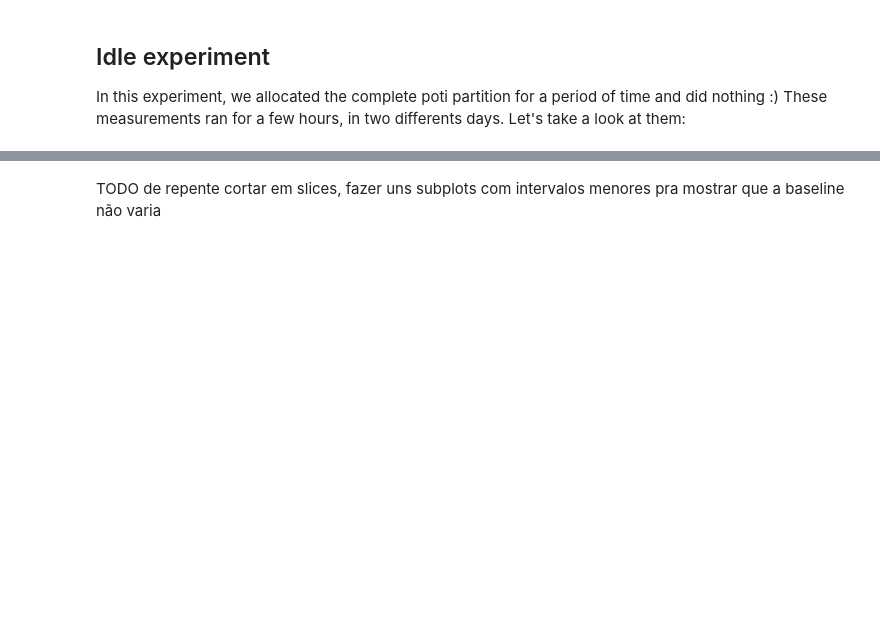
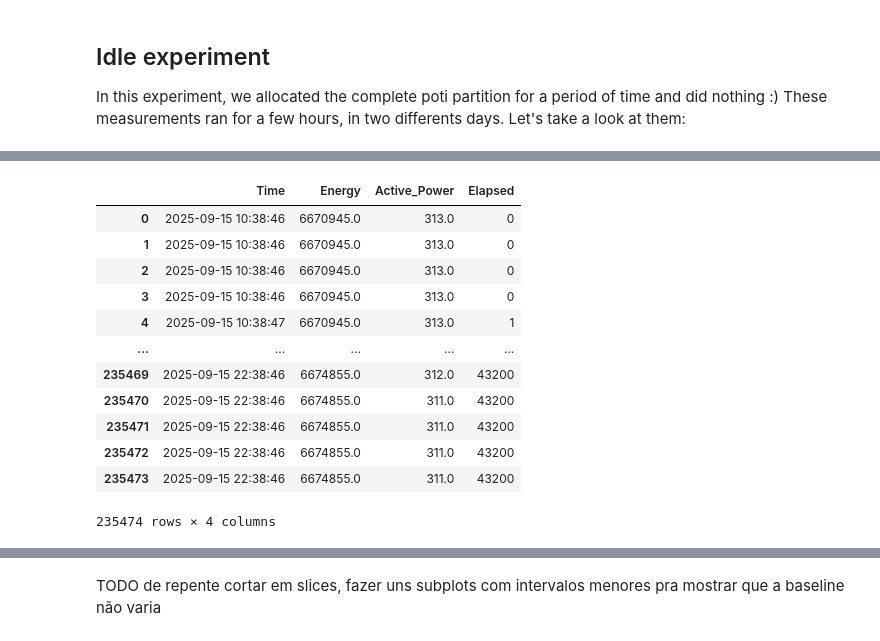
Before and after one commit to othomarcondes/CMP223-EnergyMeasurements, a Jupyter notebook: data_analysis.ipynb, the cells around one changed output, grey strips where cells are left out. Drawn from its saved outputs; the diff is of its cells as text; code cells hidden in the pictures; blank space fills up the shorter version.

```diff
--- a/data_analysis.ipynb
+++ b/data_analysis.ipynb
@@ -43,3 +42,22 @@ idle.describe()
+# %%
+# pegando só as primeiras 12 horas do experimento pra facilitar a minha vida
+idle = idle.loc[idle['Time'] <= '2025-09-15 22:38:46']
+
+idle
+# %% [output]
+|  | Time | Energy | Active_Power | Elapsed |
+| 0 | 2025-09-15 10:38:46 | 6670945.0 | 313.0 | 0 |
+| 1 | 2025-09-15 10:38:46 | 6670945.0 | 313.0 | 0 |
+| 2 | 2025-09-15 10:38:46 | 6670945.0 | 313.0 | 0 |
+| 3 | 2025-09-15 10:38:46 | 6670945.0 | 313.0 | 0 |
+| 4 | 2025-09-15 10:38:47 | 6670945.0 | 313.0 | 1 |
+| ... | ... | ... | ... | ... |
+| 235469 | 2025-09-15 22:38:46 | 6674855.0 | 312.0 | 43200 |
+| 235470 | 2025-09-15 22:38:46 | 6674855.0 | 311.0 | 43200 |
+| 235471 | 2025-09-15 22:38:46 | 6674855.0 | 311.0 | 43200 |
+| 235472 | 2025-09-15 22:38:46 | 6674855.0 | 311.0 | 43200 |
+| 235473 | 2025-09-15 22:38:46 | 6674855.0 | 311.0 | 43200 |
+235474 rows × 4 columns
 # %%
 # First we vizualise the data
 
```
Also changed, not shown: parts of 5 cells of this notebook, 2 other files.
